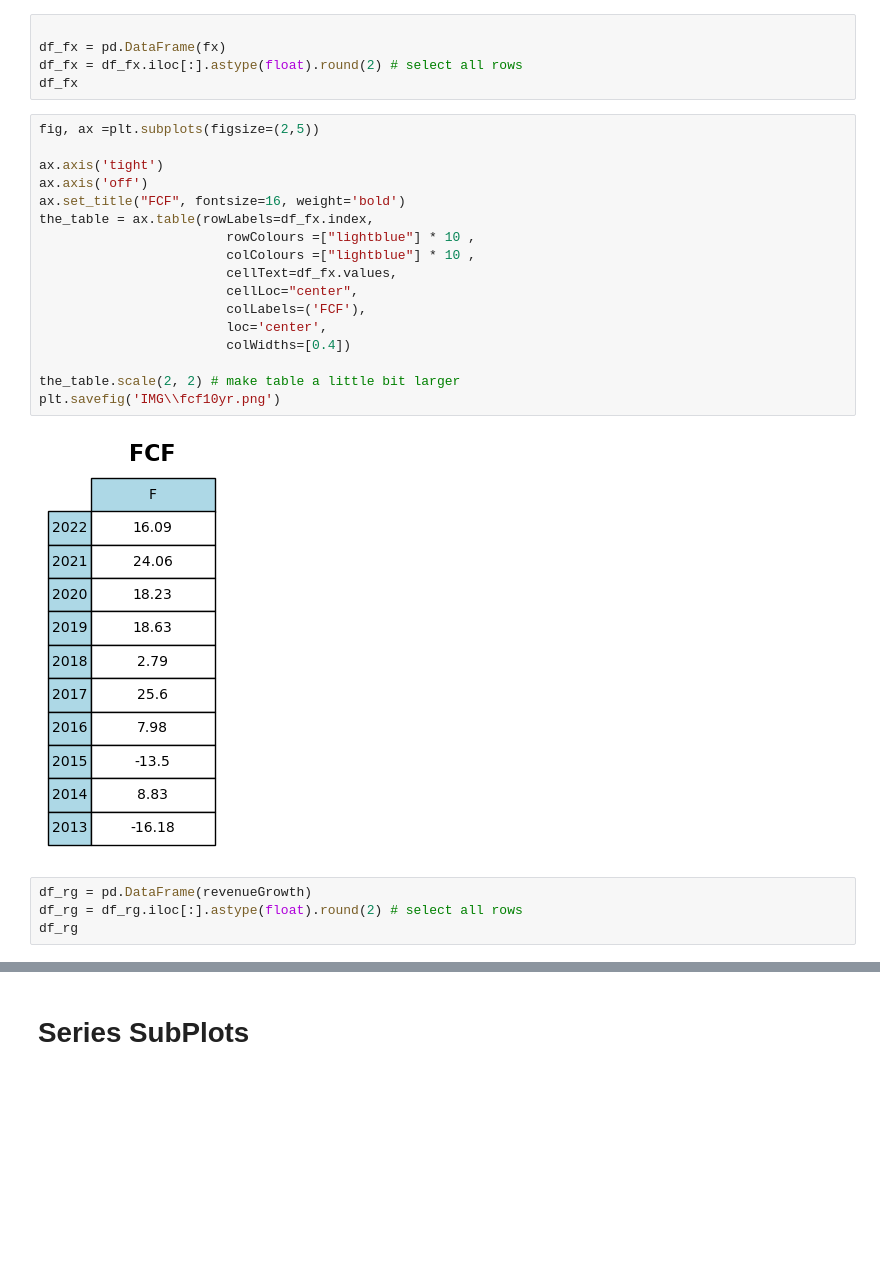
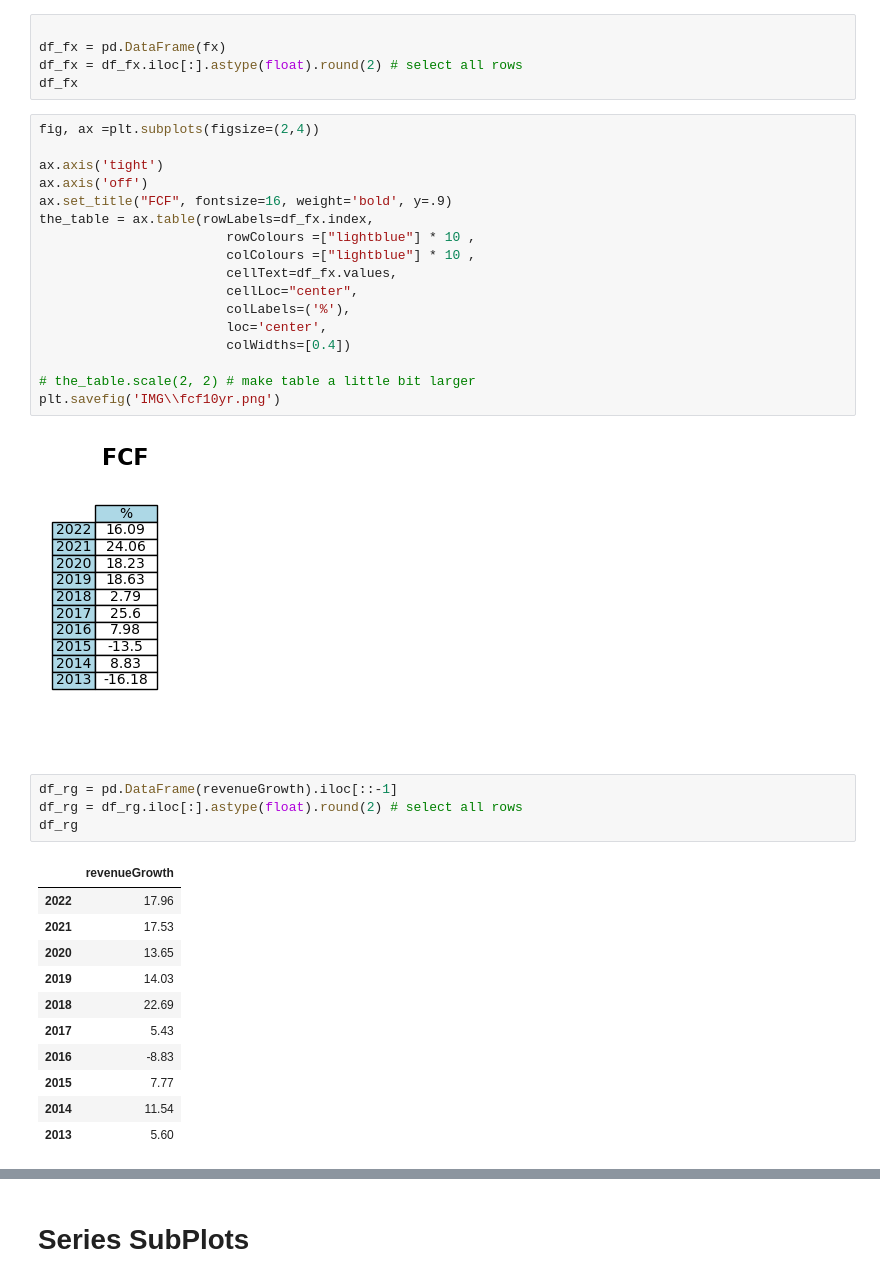
Before and after one commit to xitxat/FundamentalAnalysis, a Jupyter notebook: FA/Value01.ipynb, the cells around one changed output, grey strips where cells are left out. Drawn from its saved outputs; the diff is of its cells as text; blank space fills up the shorter version.

Commit message:
subplot tables format

```diff
--- a/FA/Value01.ipynb
+++ b/FA/Value01.ipynb
@@ -726,28 +726,40 @@ df_fx = pd.DataFrame(fx)
 df_fx = df_fx.iloc[:].astype(float).round(2) # select all rows
 df_fx
 # %%
-fig, ax =plt.subplots(figsize=(2,5))
+fig, ax =plt.subplots(figsize=(2,4))
 
 ax.axis('tight')
 ax.axis('off')
-ax.set_title("FCF", fontsize=16, weight='bold')
+ax.set_title("FCF", fontsize=16, weight='bold', y=.9)
 the_table = ax.table(rowLabels=df_fx.index,
                         rowColours =["lightblue"] * 10 ,
                         colColours =["lightblue"] * 10 ,
                         cellText=df_fx.values,
                         cellLoc="center",
-                        colLabels=('FCF'),
+                        colLabels=('%'),
                         loc='center',
                         colWidths=[0.4])
 
-the_table.scale(2, 2) # make table a little bit larger
+# the_table.scale(2, 2) # make table a little bit larger
 plt.savefig('IMG\\fcf10yr.png')
 # %% [output]
-[figure, old version]
+[figure, new version]
 # %%
-df_rg = pd.DataFrame(revenueGrowth)
+df_rg = pd.DataFrame(revenueGrowth).iloc[::-1]
 df_rg = df_rg.iloc[:].astype(float).round(2) # select all rows
 df_rg
+# %% [output]
+|  | revenueGrowth |
+| 2022 | 17.96 |
+| 2021 | 17.53 |
+| 2020 | 13.65 |
+| 2019 | 14.03 |
+| 2018 | 22.69 |
+| 2017 | 5.43 |
+| 2016 | -8.83 |
+| 2015 | 7.77 |
+| 2014 | 11.54 |
+| 2013 | 5.60 |
 # %%
 #   REVENUE GROWTH SERIES TO TABLE
 
```
Also changed, not shown: parts of 2 cells of this notebook.
